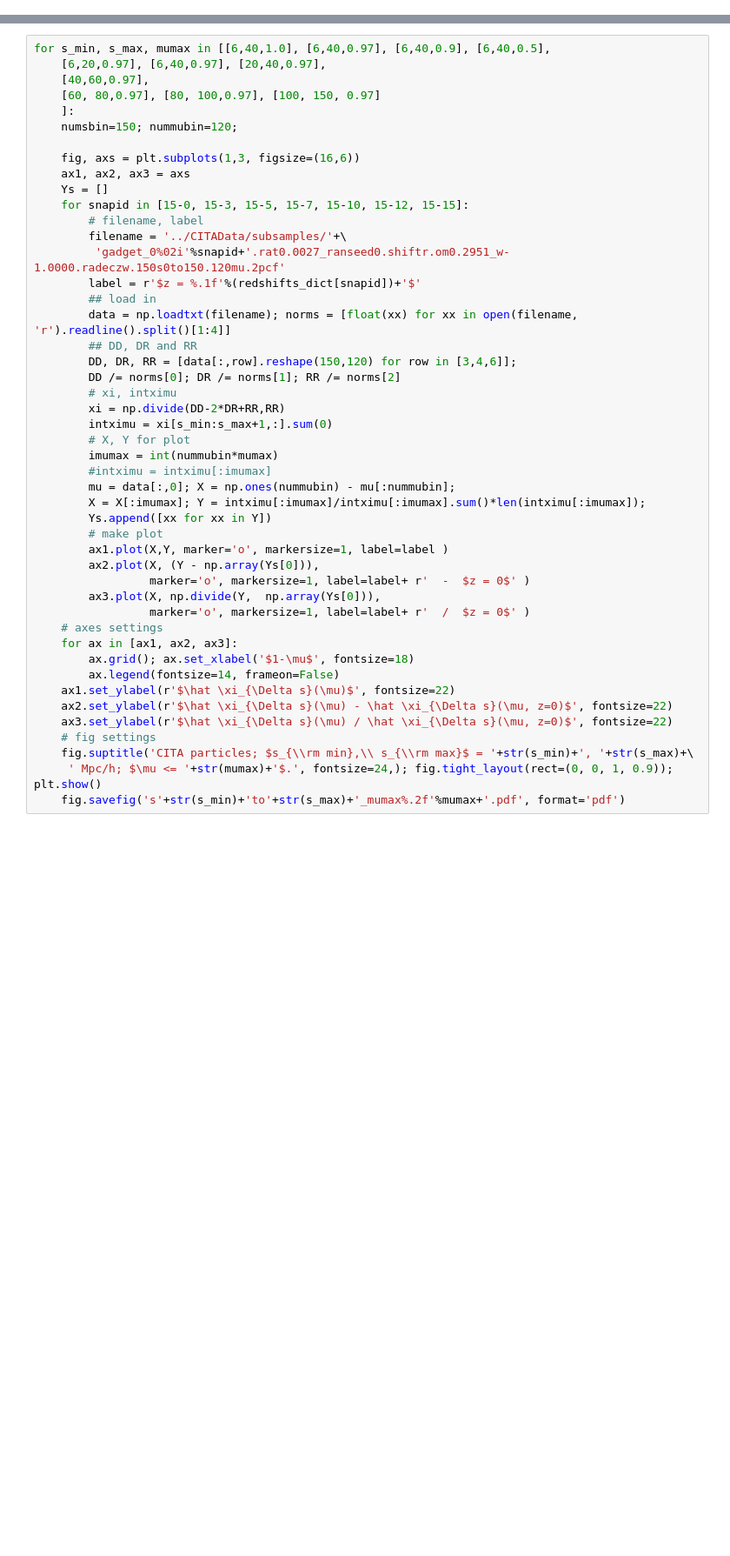
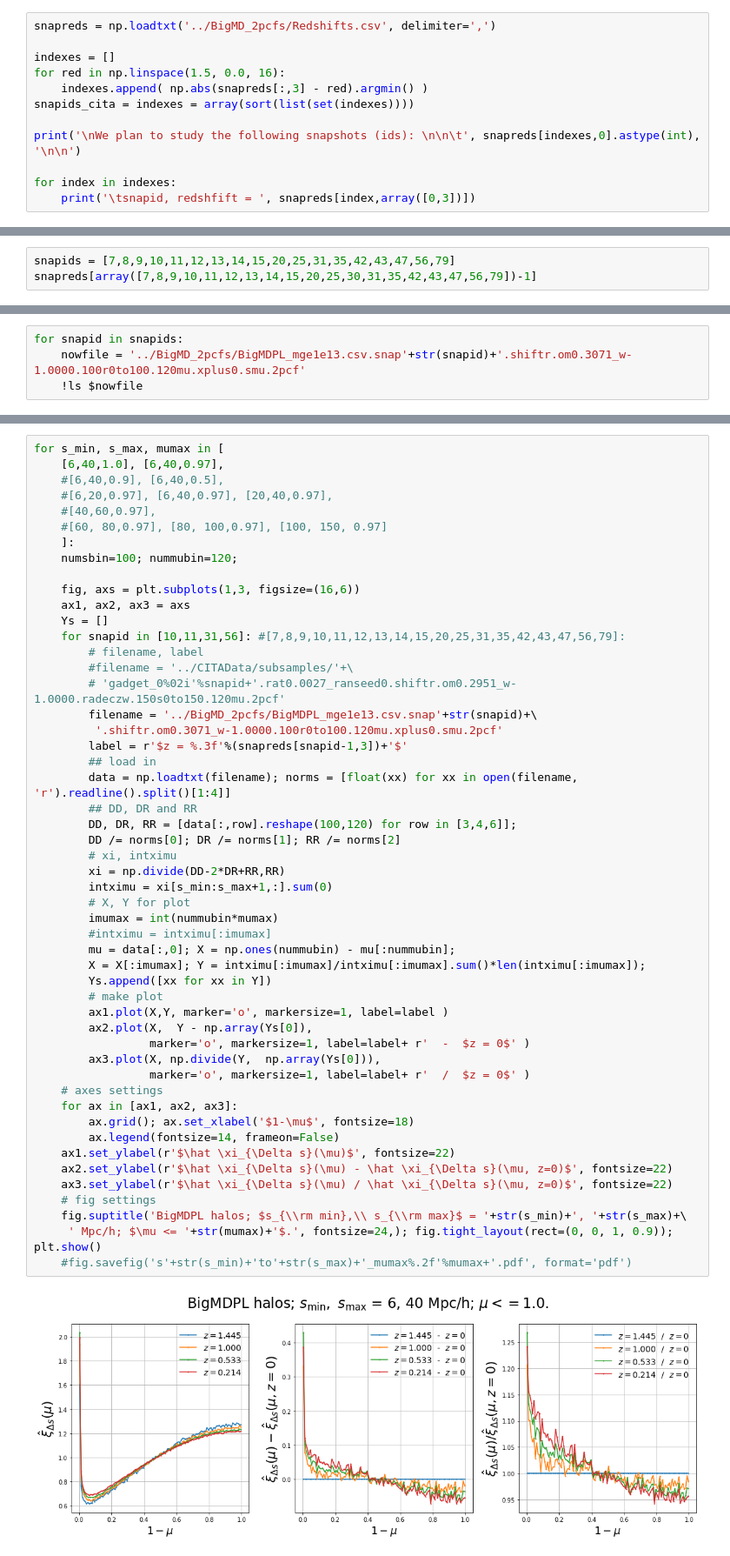
Before and after one commit to cosmologywater/cf_pks, a Jupyter notebook: src/BigMD.ipynb, the cells around one changed output, grey strips where cells are left out. Shown at 87% size. Saved outputs shown, nothing was run; the diff lists cells and outputs as text; blank space fills up the shorter version.

```diff
--- a/src/BigMD.ipynb
+++ b/src/BigMD.ipynb
@@ -10,0 +21,12 @@ cita_cola_compare.worklist.readme  cp_BigMD.sh  haha.sh
+# %%
+snapreds = np.loadtxt('../BigMD_2pcfs/Redshifts.csv', delimiter=',')
+
+indexes = []
+for red in np.linspace(1.5, 0.0, 16):
+    indexes.append( np.abs(snapreds[:,3] - red).argmin() )
+snapids_cita = indexes = array(sort(list(set(indexes))))
+
+print('\nWe plan to study the following snapshots (ids): \n\n\t', snapreds[indexes,0].astype(int), '\n\n')
+
+for index in indexes:
+    print('\tsnapid, redshfift = ', snapreds[index,array([0,3])])
@@ -10,0 +53,3 @@ cita_cola_compare.worklist.readme  cp_BigMD.sh  haha.sh
+# %%
+snapids = [7,8,9,10,11,12,13,14,15,20,25,31,35,42,43,47,56,79]
+snapreds[array([7,8,9,10,11,12,13,14,15,20,25,30,31,35,42,43,47,56,79])-1]
@@ -10,0 +76,4 @@ cita_cola_compare.worklist.readme  cp_BigMD.sh  haha.sh
+# %%
+for snapid in snapids:
+    nowfile = '../BigMD_2pcfs/BigMDPL_mge1e13.csv.snap'+str(snapid)+'.shiftr.om0.3071_w-1.0000.100r0to100.120mu.xplus0.smu.2pcf'
+    !ls $nowfile
@@ -11,47 +103,53 @@ cita_cola_compare.worklist.readme  cp_BigMD.sh  haha.sh
 # %%
-for s_min, s_max, mumax in [[6,40,1.0], [6,40,0.97], [6,40,0.9], [6,40,0.5],
-    [6,20,0.97], [6,40,0.97], [20,40,0.97],
-    [40,60,0.97],
-    [60, 80,0.97], [80, 100,0.97], [100, 150, 0.97]
+for s_min, s_max, mumax in [
+    [6,40,1.0], [6,40,0.97],
+    #[6,40,0.9], [6,40,0.5],
+    #[6,20,0.97], [6,40,0.97], [20,40,0.97],
+    #[40,60,0.97],
+    #[60, 80,0.97], [80, 100,0.97], [100, 150, 0.97]
     ]:
-    numsbin=150; nummubin=120;
+    numsbin=100; nummubin=120;
 
     fig, axs = plt.subplots(1,3, figsize=(16,6))
     ax1, ax2, ax3 = axs
     Ys = []
-    for snapid in [15-0, 15-3, 15-5, 15-7, 15-10, 15-12, 15-15]:
+    for snapid in [10,11,31,56]: #[7,8,9,10,11,12,13,14,15,20,25,31,35,42,43,47,56,79]:
         # filename, label
-        filename = '../CITAData/subsamples/'+\
-         'gadget_0%02i'%snapid+'.rat0.0027_ranseed0.shiftr.om0.2951_w-1.0000.radeczw.150s0to150.120mu.2pcf'
-        label = r'$z = %.1f'%(redshifts_dict[snapid])+'$'
+        #filename = '../CITAData/subsamples/'+\
+        # 'gadget_0%02i'%snapid+'.rat0.0027_ranseed0.shiftr.om0.2951_w-1.0000.radeczw.150s0to150.120mu.2pcf'
+        filename = '../BigMD_2pcfs/BigMDPL_mge1e13.csv.snap'+str(snapid)+\
+         '.shiftr.om0.3071_w-1.0000.100r0to100.120mu.xplus0.smu.2pcf'
+        label = r'$z = %.3f'%(snapreds[snapid-1,3])+'$'
         ## load in
         data = np.loadtxt(filename); norms = [float(xx) for xx in open(filename, 'r').readline().split()[1:4]]
         ## DD, DR and RR
-        DD, DR, RR = [data[:,row].reshape(150,120) for row in [3,4,6]];
+        DD, DR, RR = [data[:,row].reshape(100,120) for row in [3,4,6]];
         DD /= norms[0]; DR /= norms[1]; RR /= norms[2]
         # xi, intximu
         xi = np.divide(DD-2*DR+RR,RR)
         intximu = xi[s_min:s_max+1,:].sum(0)
         # X, Y for plot
         imumax = int(nummubin*mumax)
         #intximu = intximu[:imumax]
         mu = data[:,0]; X = np.ones(nummubin) - mu[:nummubin];
         X = X[:imumax]; Y = intximu[:imumax]/intximu[:imumax].sum()*len(intximu[:imumax]);
         Ys.append([xx for xx in Y])
         # make plot
         ax1.plot(X,Y, marker='o', markersize=1, label=label )
-        ax2.plot(X, (Y - np.array(Ys[0])),
+        ax2.plot(X,  Y - np.array(Ys[0]),
                  marker='o', markersize=1, label=label+ r'  -  $z = 0$' )
         ax3.plot(X, np.divide(Y,  np.array(Ys[0])),
                  marker='o', markersize=1, label=label+ r'  /  $z = 0$' )
     # axes settings
     for ax in [ax1, ax2, ax3]:
         ax.grid(); ax.set_xlabel('$1-\mu$', fontsize=18)
         ax.legend(fontsize=14, frameon=False)
     ax1.set_ylabel(r'$\hat \xi_{\Delta s}(\mu)$', fontsize=22)
     ax2.set_ylabel(r'$\hat \xi_{\Delta s}(\mu) - \hat \xi_{\Delta s}(\mu, z=0)$', fontsize=22)
     ax3.set_ylabel(r'$\hat \xi_{\Delta s}(\mu) / \hat \xi_{\Delta s}(\mu, z=0)$', fontsize=22)
     # fig settings
-    fig.suptitle('CITA particles; $s_{\\rm min},\\ s_{\\rm max}$ = '+str(s_min)+', '+str(s_max)+\
+    fig.suptitle('BigMDPL halos; $s_{\\rm min},\\ s_{\\rm max}$ = '+str(s_min)+', '+str(s_max)+\
      ' Mpc/h; $\mu <= '+str(mumax)+'$.', fontsize=24,); fig.tight_layout(rect=(0, 0, 1, 0.9)); plt.show()
-    fig.savefig('s'+str(s_min)+'to'+str(s_max)+'_mumax%.2f'%mumax+'.pdf', format='pdf')
+    #fig.savefig('s'+str(s_min)+'to'+str(s_max)+'_mumax%.2f'%mumax+'.pdf', format='pdf')
+# %% [output]
+[figure, added]
```
Also changed, not shown: parts of 10 cells of this notebook, 3 other files.
